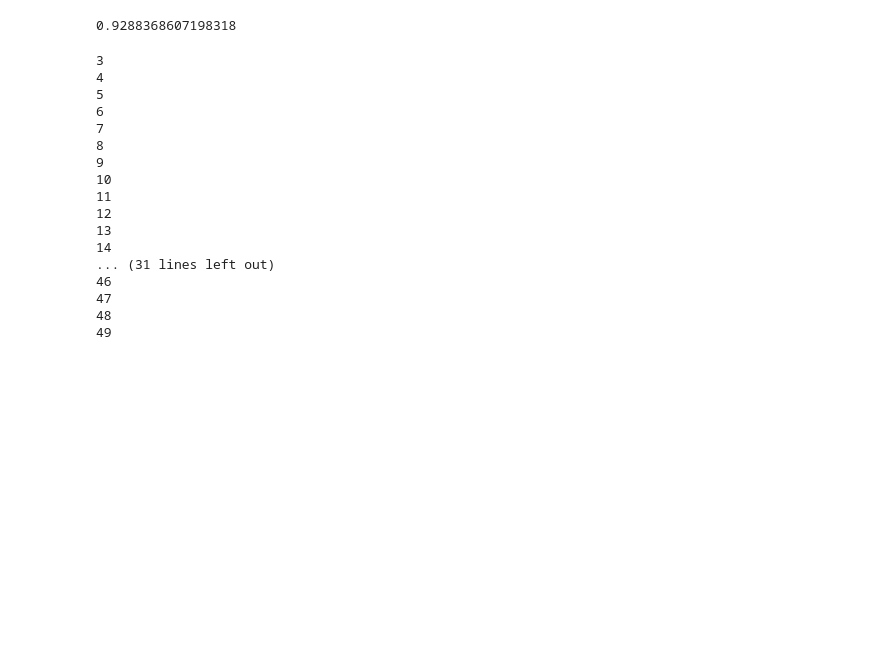
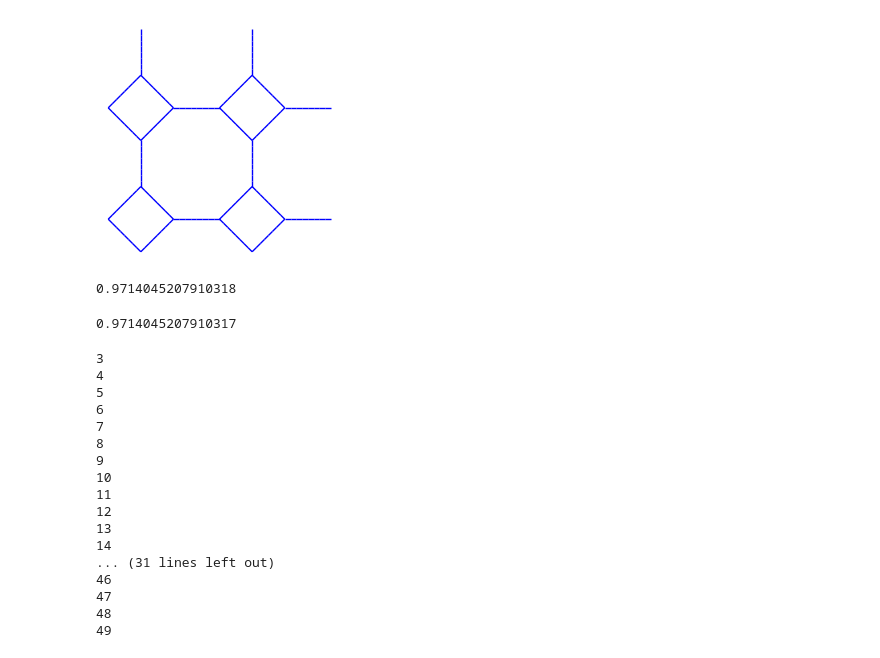
Before and after one commit to sidneyholden1/metric_graph, a Jupyter notebook: test_scripts/patching2.ipynb, the cells around one changed output. Drawn from its saved outputs; the diff is of its cells as text; code cells hidden in the pictures; blank space fills up the shorter version.

```diff
--- a/test_scripts/patching2.ipynb
+++ b/test_scripts/patching2.ipynb
@@ -195,29 +548,38 @@ class Renormalization:
 # %%
 calculate_eigenvalues = False
-N = 1
+N = 2
 np.random.seed(6)
-num_Vs_for_tile = 100000
-g = construct_graph.tiling.Tiling(tile_type="uniformly_random_Delaunay_triangulated",
+num_Vs_for_tile = 100
+g = construct_graph.tiling.Tiling(tile_type="truncated_square",
                                   num_Vs_for_tile=num_Vs_for_tile,
                                   num_horizontal_displacements=N,
                                   num_vertical_displacements=N,
                                   autoplot=False, figsize=5)
-# g.plot_graph(figsize=3, linewidth=1, capstyle=False)
+g.plot_graph(figsize=3, linewidth=1, capstyle=False)
 
 if calculate_eigenvalues:
     guesses = np.linspace(3.5, 5, 50)
     eigs = solve_laplace_operator.solve_laplace_operator.Eigenvalue_Calculator(g)
     ks = eigs(guesses, printerval=1, max_steps=1000, tol=1e-12, solve_type="SVD iterate")
     _, index = np.unique(np.round(ks, 6), return_index=True)
     eigenvalues = ks[index]
     print(np.mean(eigenvalues) / calculate_pde_eigenvalues(1, 0))
     print(eigenvalues / calculate_pde_eigenvalues(1, 0))
+# %% [output]
+[figure, added]
 # %%
-num_patches_per_dim = 30
+num_patches_per_dim = 2
 R = Renormalization(g, num_patches_per_dim=num_patches_per_dim, autoplot=False)
 # R.plot_patching(plot_V_nums=False, figsize=5)
 Q, T = R()
-QQ = np.mean([i / j for i, j in zip(Q, T)], axis=0)
-print(np.trace(QQ))
+QQ = []
+for i, j in zip(Q, T):
+    if np.abs(j) > 1e-13:
+        QQ.append(i / j)
+print(np.trace(np.mean(QQ, axis=0)))
 # %% [output]
-0.9288368607198318
+0.9714045207910318
+# %%
+(1+np.sqrt(2))**2/12*2
+# %% [output]
+0.9714045207910317
```
Also changed, not shown: parts of 5 cells of this notebook, 1 other file.
